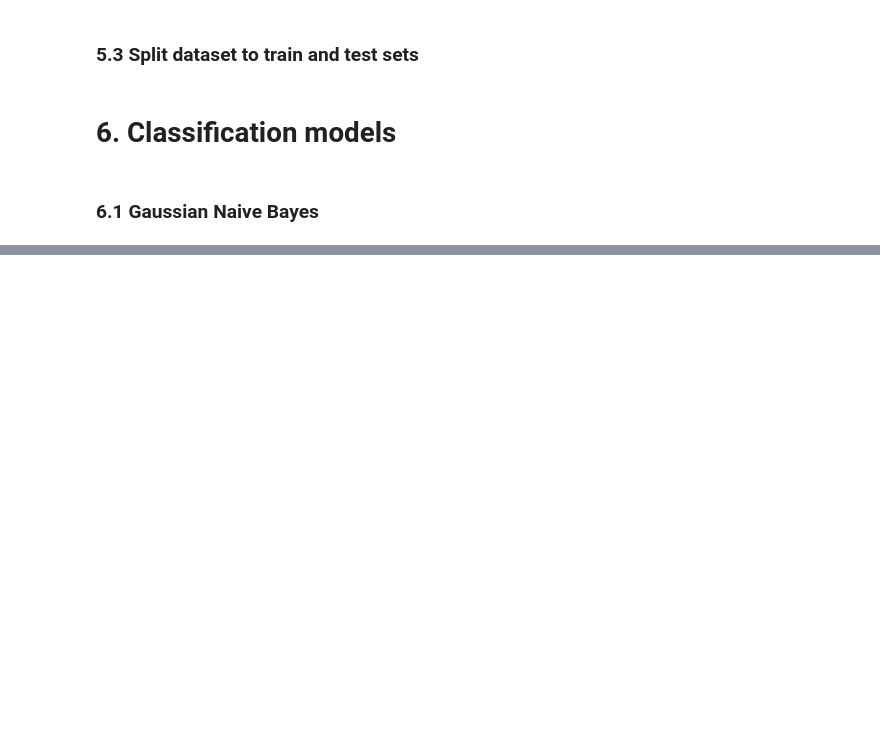
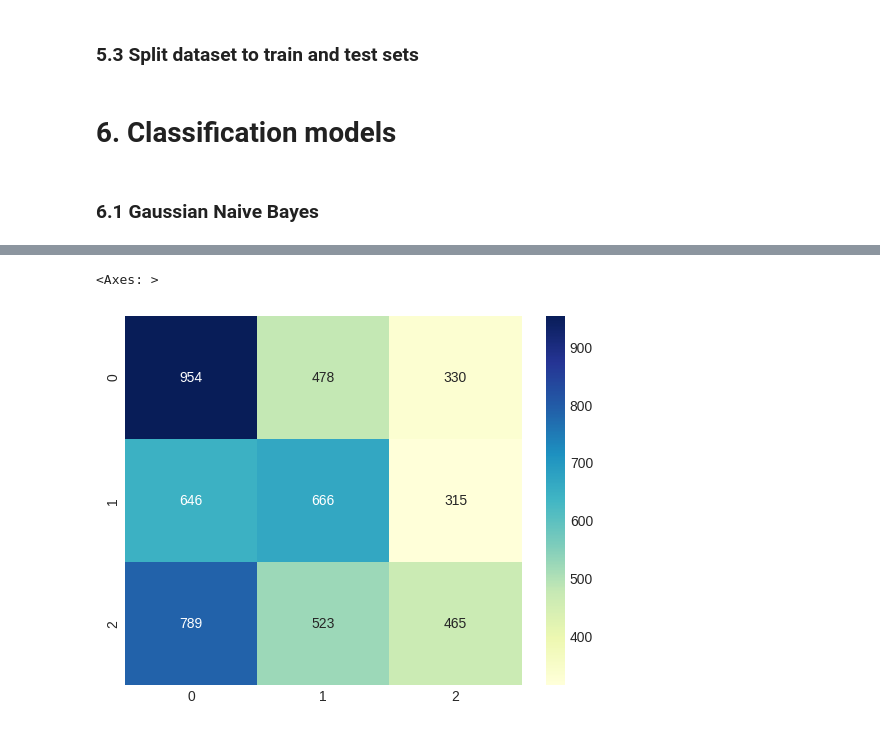
Before and after one commit to KamilShape/credit_risk_analysis, a Jupyter notebook: credit_risk_analysis.ipynb, the cells around one changed output, grey strips where cells are left out. Drawn from its saved outputs; the diff is of its cells as text; code cells hidden in the pictures; blank space fills up the shorter version.

```diff
--- a/credit_risk_analysis.ipynb
+++ b/credit_risk_analysis.ipynb
@@ -396,2 +393,6 @@ grid = GridSearchCV(knn, param_grid)
+# %%
+svc_model = SVC(kernel='poly', gamma=0.1, C=0.1)
 # %%
-grid_search=grid.fit(X_train, y_train)
+svc_model.fit(X_train, y_train)
+# %%
+y_svc_pred = svc_model.predict(X_test)
@@ -397,0 +411,6 @@ grid_search=grid.fit(X_train, y_train)
+# %%
+cm = confusion_matrix(y_test, y_svc_pred)
+sns.heatmap(cm, annot = True, fmt=".0f" , cmap="YlGnBu")
+# %% [output]
+<Axes: >
+[figure, added]
```
Also changed, not shown: parts of 28 cells of this notebook.
